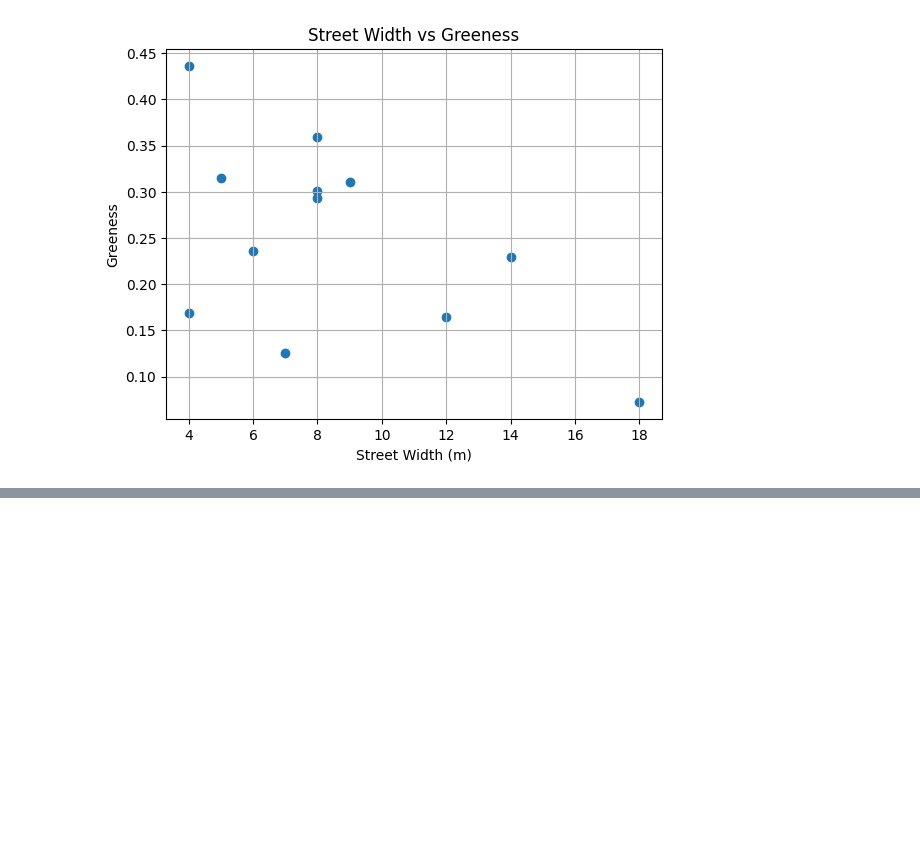
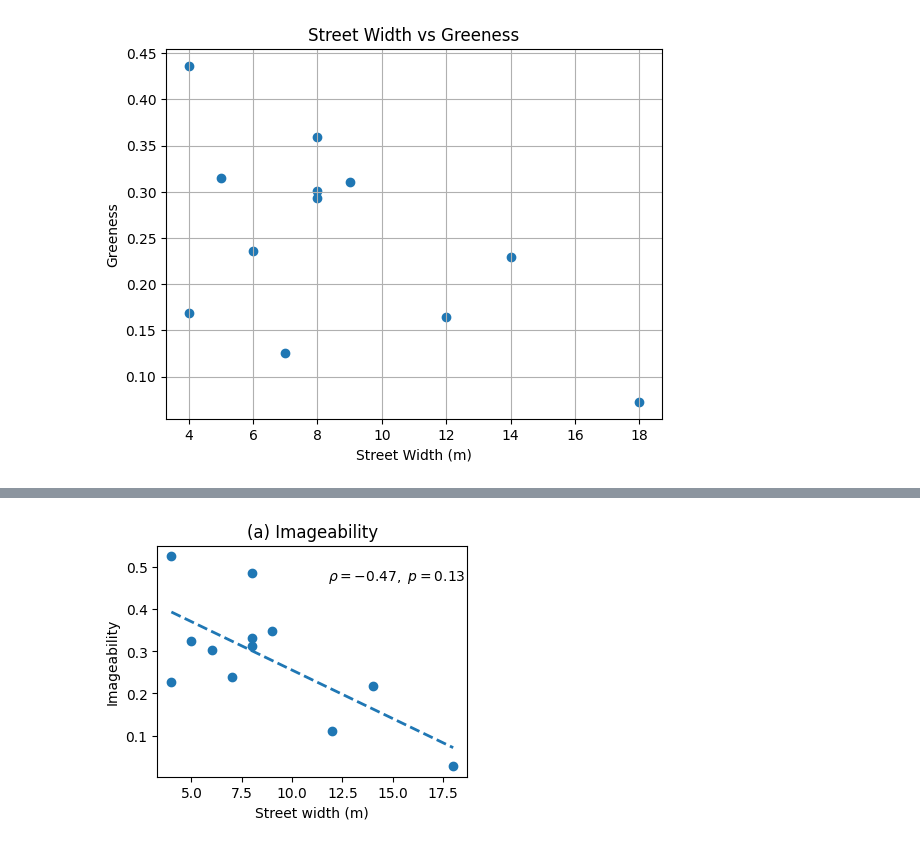
Before and after one commit to Hessam-Maniei/StreetPerception_ML, a Jupyter notebook: notebooks/copyresults.ipynb, the cells around one changed output, grey strips where cells are left out. Cells and saved outputs as stored; diff of their text form; code cells hidden in the pictures; blank space fills up the shorter version.

Commit message:
adding graphs of trend line

```diff
--- a/notebooks/copyresults.ipynb
+++ b/notebooks/copyresults.ipynb
@@ -2706,15 +2727,17 @@ SepahMid        0.160344
 SepahR          0.108216
 Name: Human_Scale, dtype: float64
 # %%
-print(numeric_df_street[["Human_Scale", "Width_m"]])
+numeric_df_street["Width_m"] = numeric_df_street.index.map(width_dict)
+
+
 # extract the two columns
 Human_Scale = numeric_df_street["Human_Scale"]
 width = numeric_df_street["Width_m"]
 
 # compute Spearman correlation
 rho, pval = stats.spearmanr(Human_Scale, width)
-
-print(f"Spearman correlation (Human_Scale vs width_m): {rho:.3f}")
+print(numeric_df_street[["Human_Scale", "Width_m"]])
+print(f"Spearman correlation (Human_Scale vs Width_m): {rho:.3f}")
 print(f"P-value: {pval:.3f}")
 # %% [output]
               Human_Scale  Width_m
@@ -2791,0 +2821,29 @@ plt.show()
+# %%
+# Trend line function
+def add_trend_line(x, y, ax):
+    z = np.polyfit(x, y, 1)      # linear fit
+    p = np.poly1d(z)
+    x_sorted = np.sort(x)
+    ax.plot(x_sorted, p(x_sorted), linestyle='--', linewidth=2)
+# %%
+fig, ax = plt.subplots(figsize=(4,3))
+
+x = numeric_df_street["Width_m"].values
+y = numeric_df_street["Imageability"].values
+
+ax.scatter(x, y)
+add_trend_line(x, y, ax)
+
+ax.set_xlabel("Street width (m)")
+ax.set_ylabel("Imageability")
+ax.set_title("(a) Imageability")
+
+ax.text(
+    0.55, 0.85,
+    r"$\rho = -0.47,\ p = 0.13$",
+    transform=ax.transAxes
+)
+
+plt.show()
+# %% [output]
+[figure, added]
```
Also changed, not shown: parts of 12 cells of this notebook, 2 other files.
